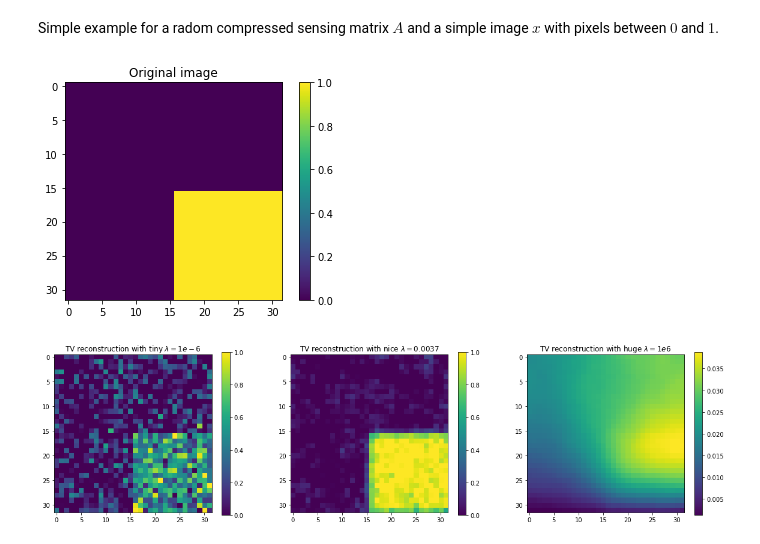
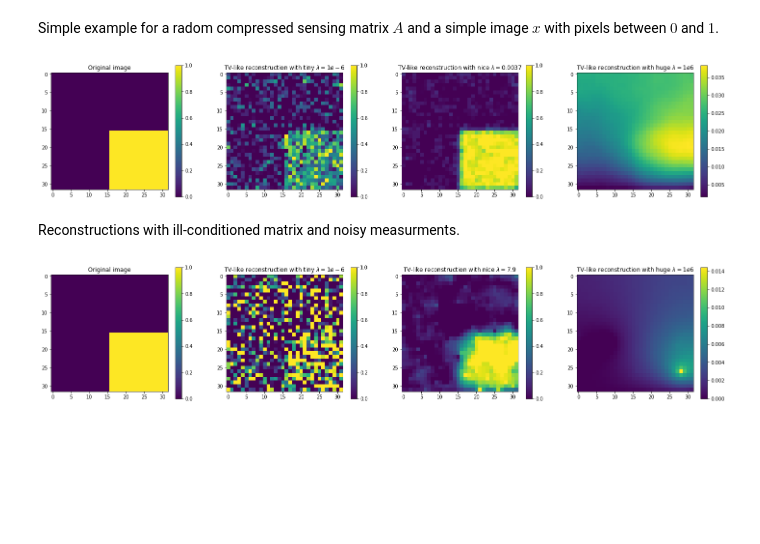
Before and after one commit to sdittmer/cg_method_for_tv_regularization, a Jupyter notebook: cg_for_tv.ipynb, the cells around one changed output. Saved outputs shown, nothing was run; the diff lists cells and outputs as text; code cells hidden in the pictures; blank space fills up the shorter version.

Commit message:
Added ill-conditioned example.

```diff
--- a/cg_for_tv.ipynb
+++ b/cg_for_tv.ipynb
@@ -83,7 +83,7 @@ $$M:=A^TA + \lambda\left(H+V\right).$$
 
 All of this leads to the following [CG-method](https://en.wikipedia.org/wiki/Conjugate_gradient_method#The_resulting_algorithm) based function.
 # %%
-def tv_reconstruction(A, y, lamb, epsilon_cauchy=1e-6):
+def tv_like_reconstruction(A, y, lamb, epsilon_cauchy=1e-6):
     n = int(np.sqrt(A.shape[1]))
     def timesM(x):
         return np.dot(A.T, np.dot(A, x)) + lamb * (timesH(x, n) + timesV(x, n))
@@ -117,39 +123,33 @@ Simple example for a radom compressed sensing matrix $A$ and a simple image $x$
 # %%
-n = 32
-
-# Define Image
-x = np.zeros([n,n])
-x[n//2:,n//2:] = 1
-
-plt.imshow(x)
-plt.title("Original image")
-plt.colorbar()
-plt.show()
-
 # Define compressed sensing matrix
 A = np.random.normal(0, 1, [n*n//2,n*n])
 # Calculate measurement
 y = np.dot(A, x.flatten())
 
-
-x_tv = tv_reconstruction(A, y, 1e-6).reshape(n,n)
-plt.subplot(131), plt.imshow(np.clip(x_tv, 0, 1))
-plt.title(r"TV reconstruction with tiny $\lambda = 1e-6$")
+plt.subplot(141)
+plt.imshow(x)
+plt.title("Original image")
 plt.colorbar()
 
-x_tv = tv_reconstruction(A, y, 0.0037).reshape(n,n)
-plt.subplot(132), plt.imshow(np.clip(x_tv, 0, 1))
-plt.title(r"TV reconstruction with nice $\lambda = 0.0037$")
+x_tv = tv_like_reconstruction(A, y, 1e-6).reshape(n,n)
+plt.subplot(142), plt.imshow(np.clip(x_tv, 0, 1))
+plt.title(r"TV-like reconstruction with tiny $\lambda = 1e-6$")
 plt.colorbar()
 
-x_tv = tv_reconstruction(A, y, 1e6).reshape(n,n)
-plt.subplot(133), plt.imshow(np.clip(x_tv, 0, 1))
-plt.title(r"TV reconstruction with huge $\lambda = 1e6$")
+x_tv = tv_like_reconstruction(A, y, 0.0037).reshape(n,n)
+plt.subplot(143), plt.imshow(np.clip(x_tv, 0, 1))
+plt.title(r"TV-like reconstruction with nice $\lambda = 0.0037$")
+plt.colorbar()
+
+x_tv = tv_like_reconstruction(A, y, 1e6).reshape(n,n)
+plt.subplot(144), plt.imshow(np.clip(x_tv, 0, 1))
+plt.title(r"TV-like reconstruction with huge $\lambda = 1e6$")
 plt.colorbar()
 
 fig = plt.gcf()
-fig.set_size_inches(20,5)
+fig.set_size_inches(25,5)
 plt.show()
 # %% [output]
-[figure, old version]
+[figure, new version]
-[figure, removed]
+# %% [markdown]
+Reconstructions with ill-conditioned matrix and noisy measurments.
@@ -155,0 +167,26 @@ plt.show()
+# %%
+plt.subplot(141)
+plt.imshow(x)
+plt.title("Original image")
+plt.colorbar()
+
+x_tv = tv_like_reconstruction(A, y_delta, 1e-6).reshape(n,n)
+plt.subplot(142), plt.imshow(np.clip(x_tv, 0, 1))
+plt.title(r"TV-like reconstruction with tiny $\lambda = 1e-6$")
+plt.colorbar()
+
+x_tv = tv_like_reconstruction(A, y_delta, 7.9).reshape(n,n)
+plt.subplot(143), plt.imshow(np.clip(x_tv, 0, 1))
+plt.title(r"TV-like reconstruction with nice $\lambda = 7.9$")
+plt.colorbar()
+
+x_tv = tv_like_reconstruction(A, y_delta, 1e6).reshape(n,n)
+plt.subplot(144), plt.imshow(np.clip(x_tv, 0, 1))
+plt.title(r"TV-like reconstruction with huge $\lambda = 1e6$")
+plt.colorbar()
+
+fig = plt.gcf()
+fig.set_size_inches(25,5)
+plt.show()
+# %% [output]
+[figure, added]
```
Also changed, not shown: parts of 3 cells of this notebook, 1 other file.
